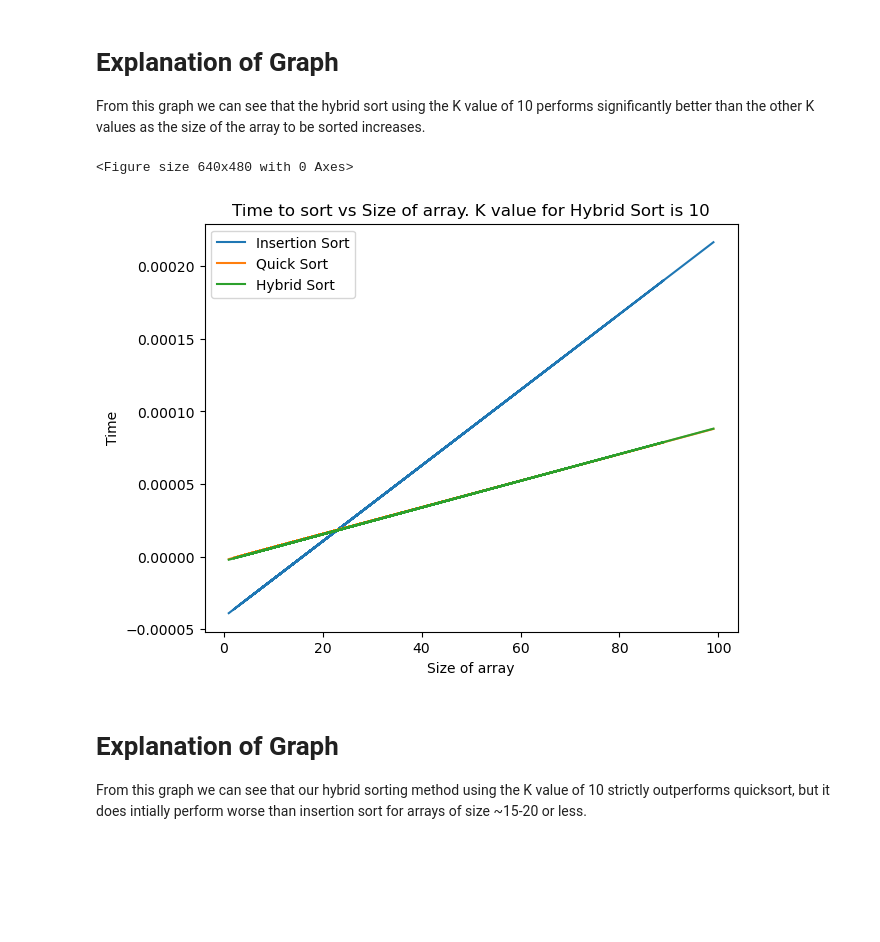
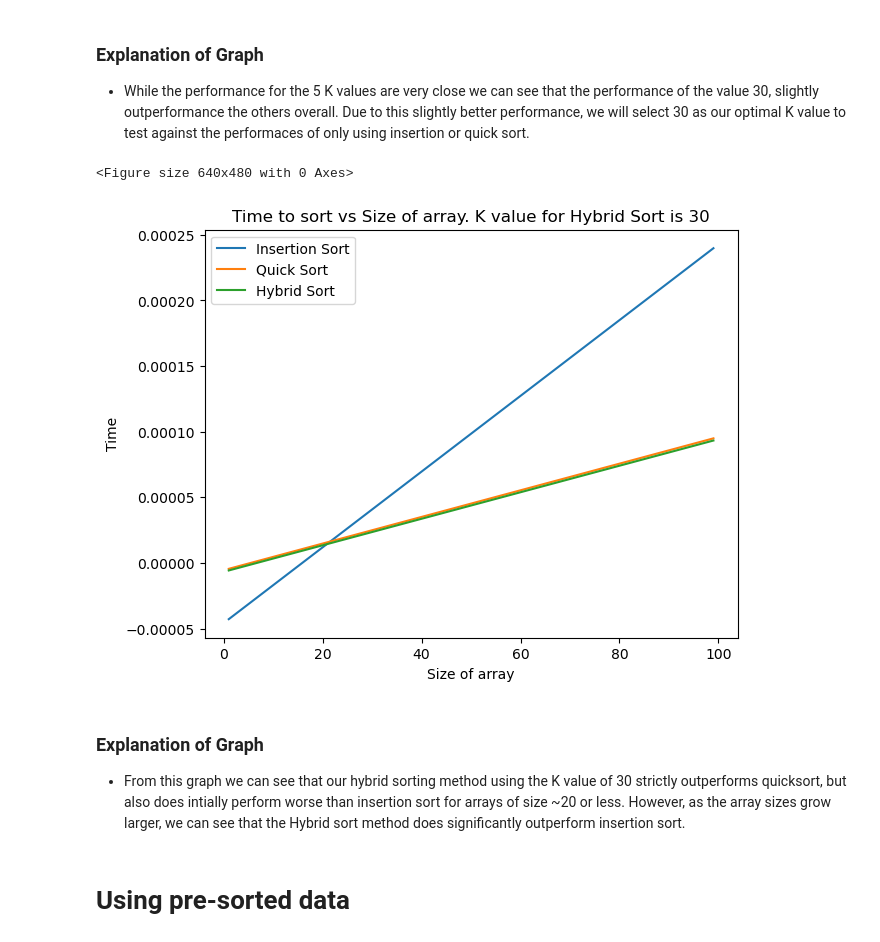
Before and after one commit to jerphan/CS3664_SemesterProject, a Jupyter notebook: QuickBasedHybridSort.ipynb, the cells around one changed output. Saved outputs shown, nothing was run; the diff lists cells and outputs as text; code cells hidden in the pictures; blank space fills up the shorter version.

```diff
--- a/QuickBasedHybridSort.ipynb
+++ b/QuickBasedHybridSort.ipynb
@@ -61,20 +69,20 @@ def TimeInsertionSort(arr):
 # Quick sort Implementation
 def QuickSort(arr):
 
-    if len(arr) <= 1:
+    if len(arr) <= 1: # if arr is 1 item the retrn it
         return arr
     else:
-        pivot = arr.pop()
+        pivot = arr.pop() #pops the last item and uses it as pivot
 
-    lower =[]
+    lower =[] #initalizing arrays for lower and higher vals
     higher = []
 
-    for i in range(0,len(arr)):
-        if pivot > arr[i]:
-            higher.append(arr[i])
+    for i in range(0,len(arr)): #for the values in the arr
+        if pivot > arr[i]: #if pivot is higher larger than value we append to lower arr
+            lower.append(arr[i])
         else:
-            lower.append(arr[i])
-    return QuickSort(higher) + [pivot] + QuickSort(lower)
+            higher.append(arr[i]) #otherwise append to higher arr
+    return QuickSort(lower) + [pivot] + QuickSort(higher) #we call it recursively w/ pivot concatented
 
 def TimeQuickSort(arr):
     start = time.perf_counter()
@@ -86,9 +94,9 @@ def TimeQuickSort(arr):
 # %%
 def HybridSort(arr, k):
     if(len(arr) <= k):
-        InsertionSort(arr)
+        return InsertionSort(arr)
     else:
-        QuickSort(arr)
+        return QuickSort(arr)
 
 def TimeHybridSort(arr, k):
     start = time.perf_counter()
@@ -105,16 +115,16 @@ def TestCorrectness(arr):
 # %%
-def testValue(k):
-    testData = readTestData()
+def testValue(testData, k):
     insertionData = []
     quickData = []
     testDataLength = []
     hybridData = []
     # Collecting data for the time it takes to perform quick sort and insertion sort on the arrays created of different sizes.
     for testArray in testData:
-        testDataLength.append(len(testArray))
-        # We pass copies of the array so that each algorithm deals with the original unsorted array
-        quickData.append(TimeQuickSort(testArray.copy()))
-        insertionData.append(TimeInsertionSort(testArray.copy()))
+        for _ in range(100):
+            testDataLength.append(len(testArray))
+            # We pass copies of the array so that each algorithm deals with the original unsorted array
+            quickData.append(TimeQuickSort(testArray.copy()))
+            insertionData.append(TimeInsertionSort(testArray.copy()))
     # If there is a -1 in the data, that means that the data for insertion or quick sort failed to pass the correctness test
     if(-1 in insertionData or -1 in quickData):
         print("One of the arrays were not sorted correctly.")
@@ -125,7 +135,8 @@ def testValue(k):
     a, b = np.polyfit(testDataLength, insertionData, 1)
     c, d = np.polyfit(testDataLength, quickData, 1)
     for testArray in testData:
-        hybridData.append(TimeHybridSort(testArray.copy(), k))
+        for _ in range(100):
+            hybridData.append(TimeHybridSort(testArray.copy(), k))
     e, f = np.polyfit(testDataLength, hybridData, 1)
     ax.plot(testDataLength, a*testDataLength+b, label = "Insertion Sort")
     ax.plot(testDataLength, c*testDataLength+d, label = "Quick Sort")
@@ -189,13 +200,14 @@ NameError: name 'Quicksort' is not defined
 # %% [markdown]
-#                                   Explanation of Graph
-From this graph we can see that the hybrid sort using the K value of 10 performs significantly better than the other K values as the size of the array to be sorted increases.
+###                                  Explanation of Graph
+- While the performance for the 5 K values are very close we can see that the performance of the value 30, slightly outperformance the others overall. Due to this slightly better performance, we will select 30 as our optimal K value to test against the performaces of only using insertion or quick sort.
 # %%
-#Testing the hybrid sorting method with the K value of 10 against strictly using either
-#insertion sort or quick sort, and plot the performances
-testValue(10)
+testData = readTestData()
+testValue(testData, 30)
 # %% [output]
 <Figure size 640x480 with 0 Axes>
-[figure, old version]
+[figure, new version]
 # %% [markdown]
-# Explanation of Graph
-From this graph we can see that our hybrid sorting method using the K value of 10 strictly outperforms quicksort, but it does intially perform worse than insertion sort for arrays of size ~15-20 or less.
+### Explanation of Graph
+- From this graph we can see that our hybrid sorting method using the K value of 30 strictly outperforms quicksort, but also does intially perform worse than insertion sort for arrays of size ~20 or less. However, as the array sizes grow larger, we can see that the Hybrid sort method does significantly outperform insertion sort.
+# %% [markdown]
+# Using pre-sorted data
```
Also changed, not shown: parts of 12 cells of this notebook.
